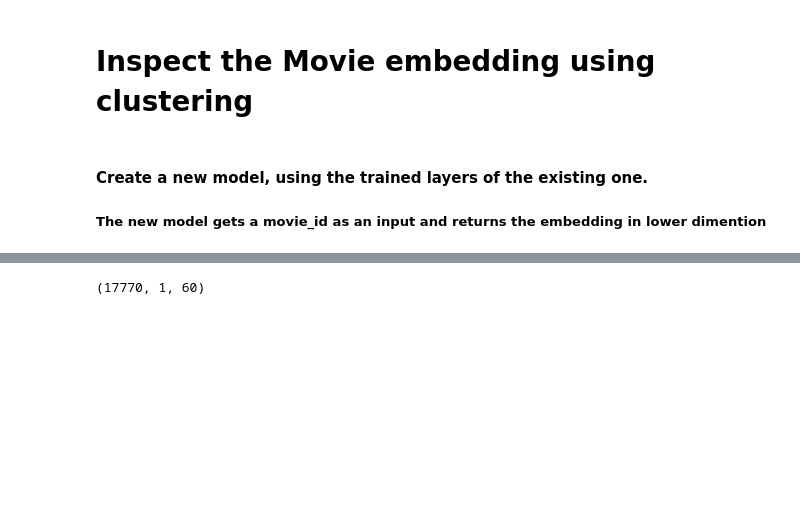
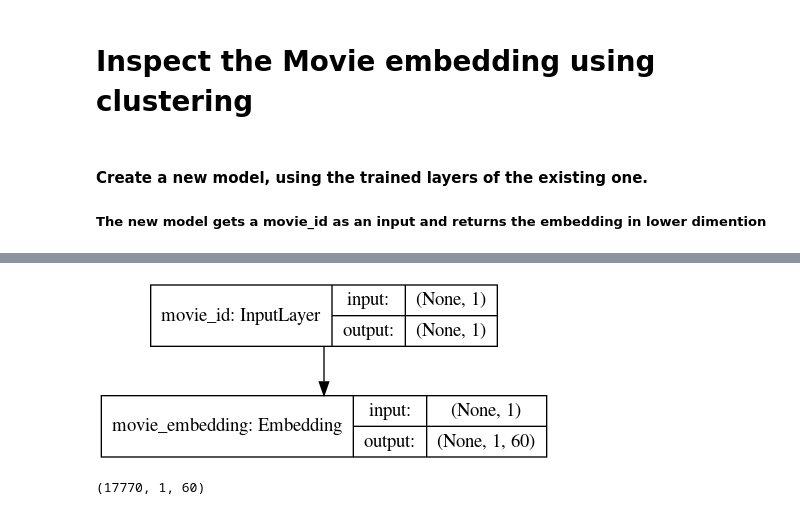
Before and after one commit to noamzbr/netflix_embedding, a Jupyter notebook: netflix_embedding_layer.ipynb, the cells around one changed output, grey strips where cells are left out. Cells and saved outputs as stored; diff of their text form; code cells hidden in the pictures; blank space fills up the shorter version.

```diff
--- a/netflix_embedding_layer.ipynb
+++ b/netflix_embedding_layer.ipynb
@@ -367,3 +357,8 @@ movie_embedding_model = Model(inputs=model.get_layer('movie_id').input, outputs=
+# %%
+plot_model(movie_embedding_model, to_file='model_embedd.png', show_shapes=True)
+display(Image(filename='model_embedd.png'))
+# %% [output]
+[figure, added]
 # %%
 # get embedding for all movies
 movie_counter_array = np.arange(num_of_movies).reshape(-1,1)
```
Also changed, not shown: parts of 5 cells of this notebook.
